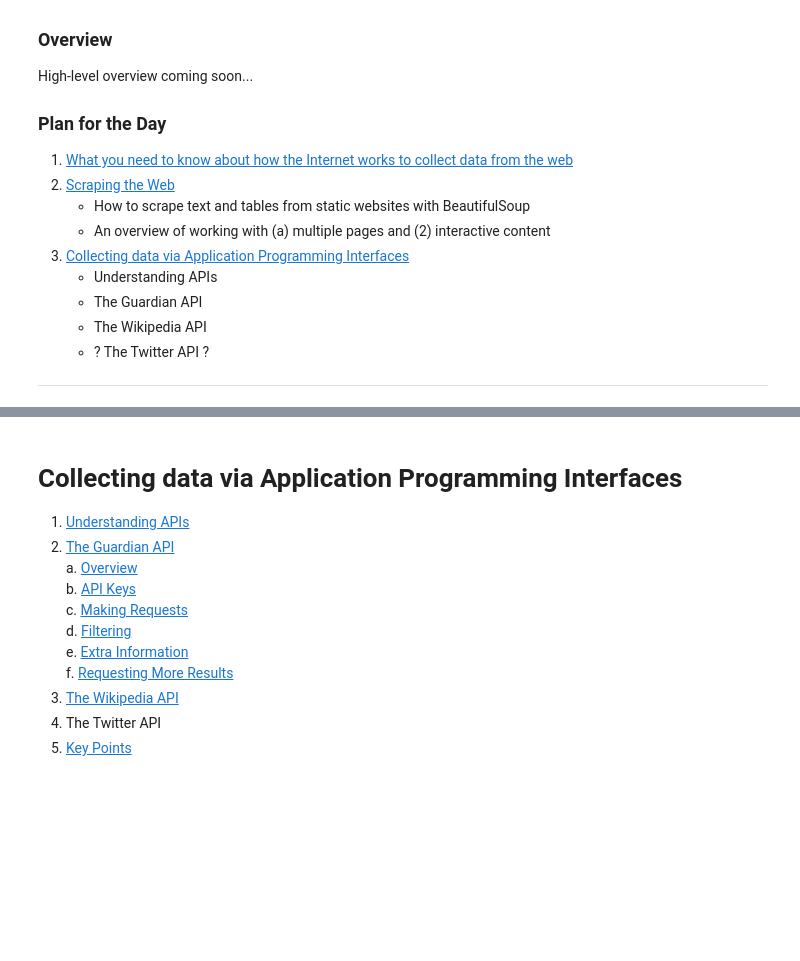
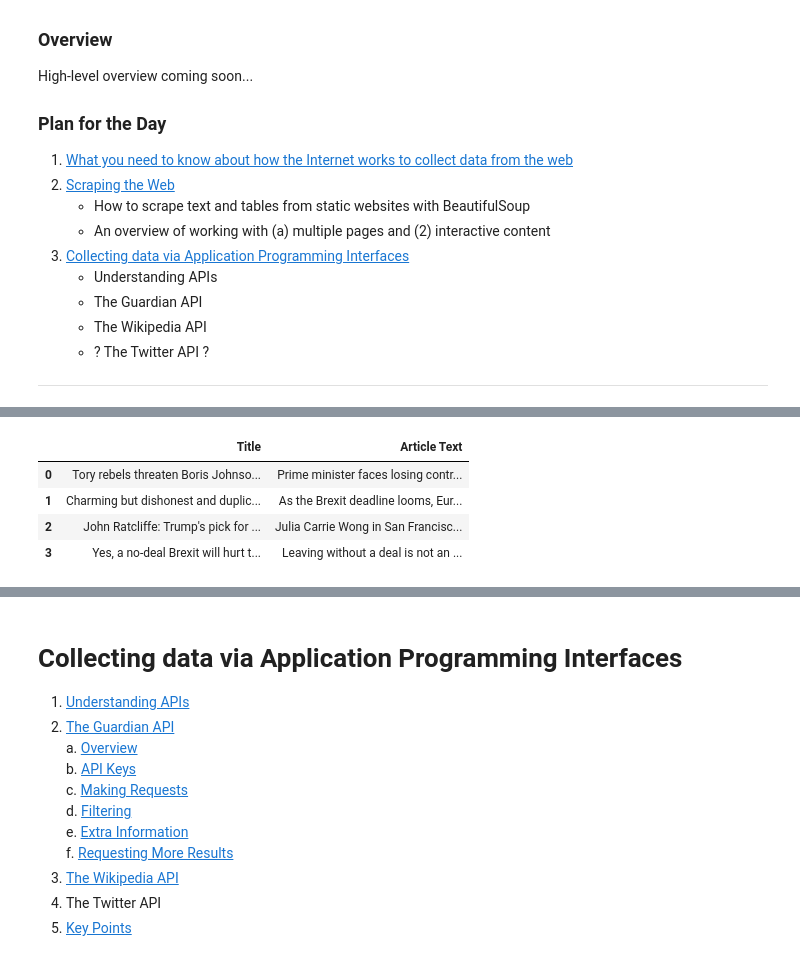
Before and after one commit to mclevey/GESIS_2020_Fundamentals, a Jupyter notebook: 02_data_from_the_web.ipynb, the cells around one changed output, grey strips where cells are left out. Saved outputs shown, nothing was run; the diff lists cells and outputs as text; code cells hidden in the pictures; blank space fills up the shorter version.

```diff
--- a/02_data_from_the_web.ipynb
+++ b/02_data_from_the_web.ipynb
@@ -35,0 +148,9 @@ High-level overview coming soon...
+# %%
+df_scraped = pd.DataFrame(scraped, columns = ['Title', 'Article Text'])
+df_scraped
+# %% [output]
+|  | Title | Article Text |
+| 0 | Tory rebels threaten Boris Johnso... | Prime minister faces losing contr... |
+| 1 | Charming but dishonest and duplic... | As the Brexit deadline looms, Eur... |
+| 2 | John Ratcliffe: Trump's pick for ... | Julia Carrie Wong in San Francisc... |
+| 3 | Yes, a no-deal Brexit will hurt t... | Leaving without a deal is not an ... |
```
Also changed, not shown: parts of 67 cells of this notebook, 11 other files.
